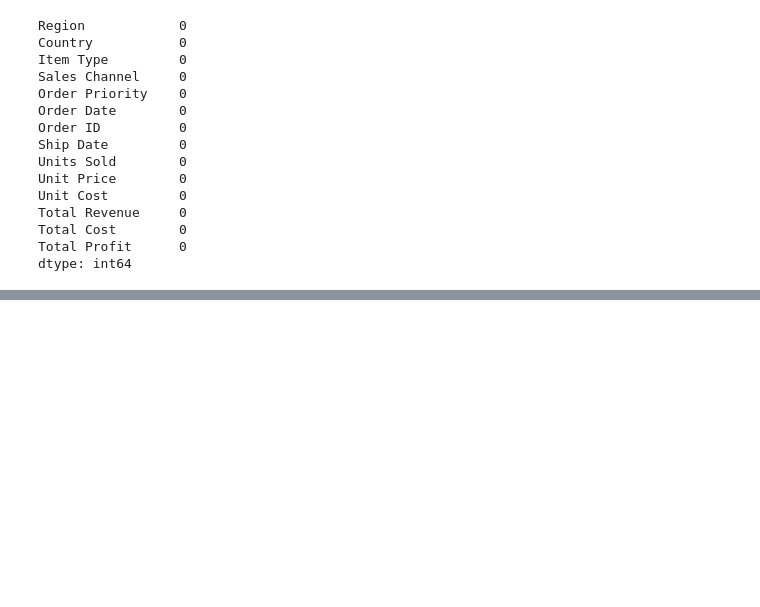
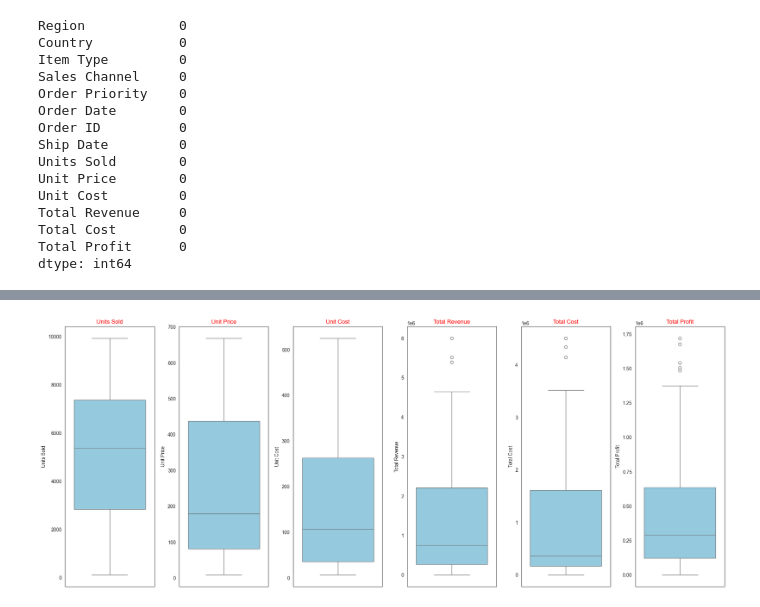
Before and after one commit to Fransis-DS24/Amazon-Sales-Analysis, a Jupyter notebook: Project_Amazon_Sales_up.ipynb, the cells around one changed output, grey strips where cells are left out. Saved outputs shown, nothing was run; the diff lists cells and outputs as text; code cells hidden in the pictures; blank space fills up the shorter version.

```diff
--- a/Project_Amazon_Sales_up.ipynb
+++ b/Project_Amazon_Sales_up.ipynb
@@ -126,0 +196,5 @@ dtype: int64
+# %%
+#Visualizing the Boxplot of Features
+Boxplot(nums,df)
+# %% [output]
+[figure, added]
```
Also changed, not shown: parts of 17 cells of this notebook.
